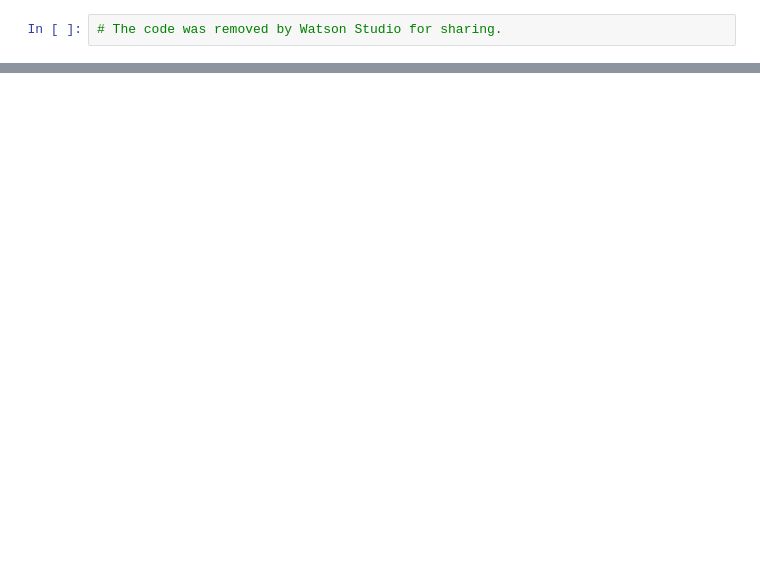
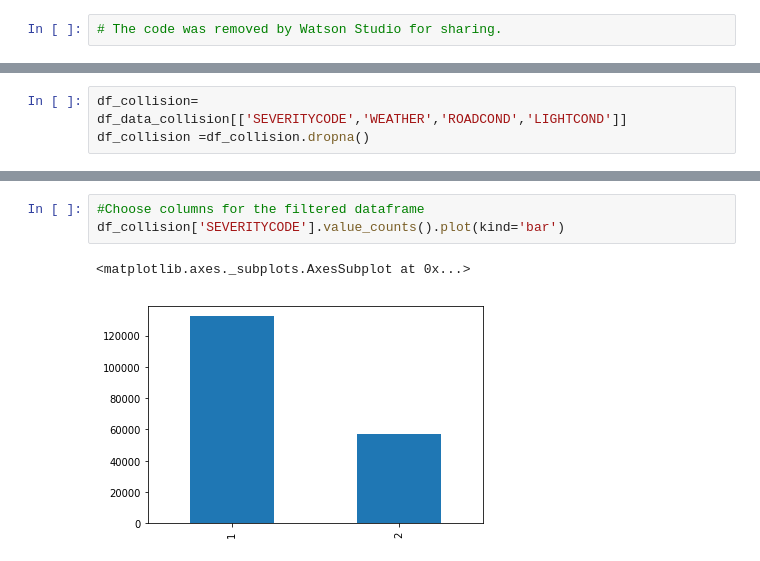
Before and after one commit to AmaniKhal/Coursera_Capstone, a Jupyter notebook: capstone project.ipynb, the cells around one changed output, grey strips where cells are left out. Cells and saved outputs as stored; diff of their text form; blank space fills up the shorter version.

```diff
--- a/capstone project.ipynb
+++ b/capstone project.ipynb
@@ -33,0 +83,3 @@ df_data_collision.head()
+# %%
+df_collision= df_data_collision[['SEVERITYCODE','WEATHER','ROADCOND','LIGHTCOND']]
+df_collision =df_collision.dropna()
@@ -33,0 +95,6 @@ df_data_collision.head()
+# %%
+#Choose columns for the filtered dataframe
+df_collision['SEVERITYCODE'].value_counts().plot(kind='bar')
+# %% [output]
+<matplotlib.axes._subplots.AxesSubplot at 0x...>
+[figure, added]
```
Also changed, not shown: parts of 55 cells of this notebook.
